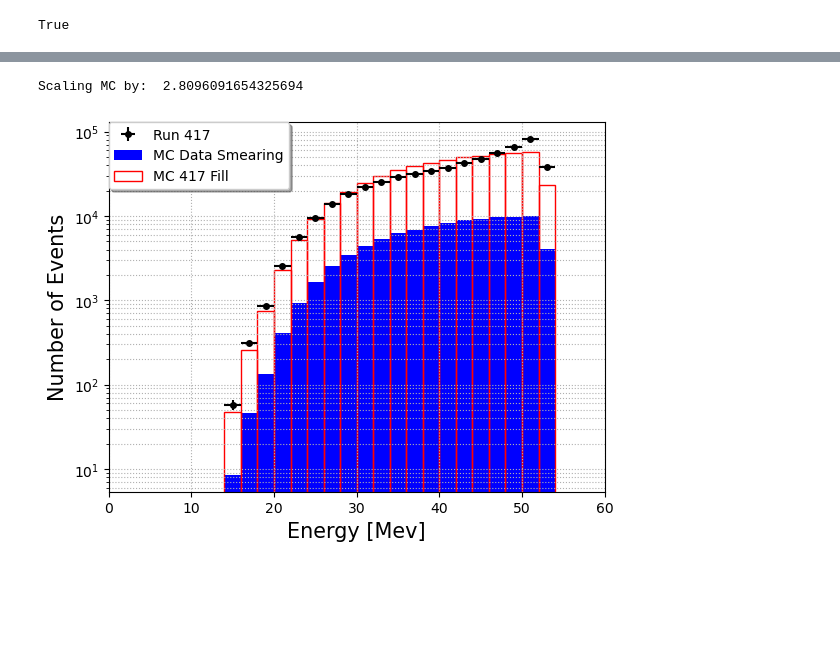
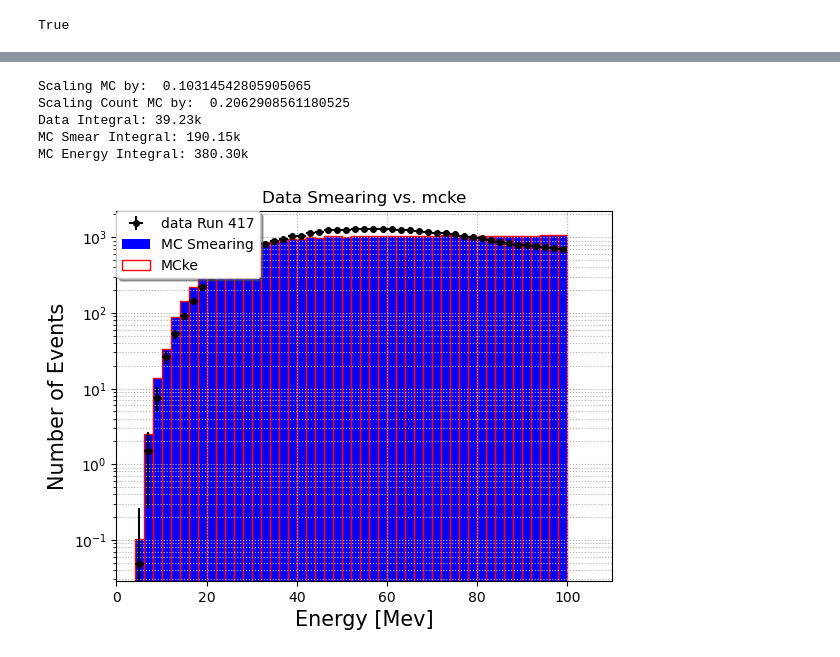
Before and after one commit to wtoslac/EosAnalyses, a Jupyter notebook: Austin/micheal_electron_analysis.ipynb, the cells around one changed output, grey strips where cells are left out. Drawn from its saved outputs; the diff is of its cells as text; code cells hidden in the pictures; blank space fills up the shorter version.

```diff
--- a/Austin/micheal_electron_analysis.ipynb
+++ b/Austin/micheal_electron_analysis.ipynb
@@ -512,5 +724,6 @@ run = "Run 417"
 #Sets defines variables & Sets filtering
 run417_rdf= run417_rdf.Define("nTriggered", "ROOT::VecOps::Sum( (digitCharge > 1.5) && (digitCharge < 1600) )")
 run417_rdf= run417_rdf.Define("totalCharge", "ROOT::VecOps::Sum( digitCharge[ digitCharge > 1.5 ] )")
+run417_rdf = run417_rdf.Define("totalPEcount","ROOT::VecOps::Sum(digitReconNPEs)")
 # %%
 #Converts rdf to a mapped numpy array
@@ -525,7 +739,7 @@ run417_individualcharge = run417_columns["digitCharge"]
 # %%
 #Filter Data based on time and charge
 bool_time_run417 = get_mask(run417_time, [1, 3])
-bool_charge_run417 = get_mask(run417_charge,[400,1200])
+bool_charge_run417 = get_mask(run417_charge,[0,2500])
 bool_run417 = bool_time_run417 & bool_charge_run417
 # %%
 bin_width_x = 2 #Energy Width
@@ -593,8 +821,36 @@ plt.bar(x=energy_edge[:-1], height=densities, width=np.diff(energy_edge), align=
+# %%
+# ===== Data Smearing =====
+#
+# densities_sum_Data is bin count of the data energy (#TODO Change to run_energy_count)
+#
+densities_sum_Data = (np.zeros(len(energy_edge)-1))
+for event in temp_data:
+    #Gets the charge bins within +- Charge Width
+    bin_mask = get_mask(charge_edge, [event-bin_width_y,event+bin_width_y])
+
+    #Gets the index of those bin so the count index can be found.
+    bin_index = np.where(bin_mask)[0]
+    energyCount_i = ( counts[:,bin_index[0]:bin_index[-1]] ).flatten() #Gets the bin count. NOTE flatten works here because it is always within two edges
+
+    #Normalization calculated using numpy's formula
+    N = np.sum(energyCount_i)
+    if N == 0:
+        continue
+    densities_i =np.array( energyCount_i / (N * np.diff(energy_edge)) )
+
+    #Starting with all bin counts at zero it fills in for each event.
+    densities_sum_Data += densities_i
+densities_sum_Data = np.array(densities_sum_Data)
+#print(energy_edge)
+#print(densities_sum_Data)
+#plt.bar(x=energy_edge[:-1], height=densities_sum_Data, width=np.diff(energy_edge), align='edge', fc='skyblue', ec='black')
+#plt.show()
 # %%
 #Repeats smearing for MC using method detailed in last cell
 
 mc_densities_sum = (np.zeros(len(energy_edge)-1))
-for event in flat_mc_charge[bool_mc]:
+for event in temp_mc_charge:
+#for event in flat_mc_charge[bool_mc]:
     bin_mask = get_mask(charge_edge, [event-bin_width_y,event+bin_width_y])
     bin_index = np.where(bin_mask)[0]
     energyCount_i = ( counts[:,bin_index[0]:bin_index[-1]] ).flatten()
@@ -605,7 +861,9 @@ for event in flat_mc_charge[bool_mc]:
     densities_i =np.array( energyCount_i / (N * np.diff(energy_edge)) )
 
     mc_densities_sum += densities_i
+
 mc_densities_sum = np.array(mc_densities_sum)
 #print(energy_edge)
 #print(densities_sum)
-plt.bar(x=energy_edge[:-1], height=mc_densities_sum, width=np.diff(energy_edge), align='edge', fc='skyblue', ec='black')
+
+#plt.bar(x=energy_edge[:-1], height=mc_densities_sum, width=np.diff(energy_edge), align='edge', fc='skyblue', ec='black')
@@ -615,13 +884,17 @@ plt.bar(x=energy_edge[:-1], height=mc_densities_sum, width=np.diff(energy_edge),
 # %%
-plot_3bar(energy_edge, [0,60],
-          countData= densities_sum_Data, data_label=run,
-          MC= mc_energy[bool_mc], MC_label=mc,
-          CountMC=mc_densities_sum, mcCount_label="MC Data Smearing",
+plot_3bar(energy_edge, xlim=[0,np.max(mc_energy[bool_mc])*1.1], bool_errorBar=True,
+          countData= densities_sum_Data, data_label="data "+run,
+          MC= mc_energy[bool_mc], MC_label="MCke",
+          CountMC=mc_densities_sum, mcCount_label="MC Smearing",
           xlabel="Energy [Mev]", title="Data Smearing vs. mcke"
           )
 # %% [output]
-Scaling MC by:  2.8096091654325694
+Scaling MC by:  0.10314542805905065
+Scaling Count MC by:  0.2062908561180525
+Data Integral: 39.23k
+MC Smear Integral: 190.15k
+MC Energy Integral: 380.30k
-[figure, old version]
+[figure, new version]
 # %%
 #plot_hist(run417_time,[0,200],0.5,title="deltat",xlabel="Time [uS]",data_label="Run 417")
 #plot_hist(run417_time[bool_run417],[0,6],0.5,title="0.5 uS < deltat < 5 uS",xlabel="Time [uS]")
```
Also changed, not shown: parts of 30 cells of this notebook.
